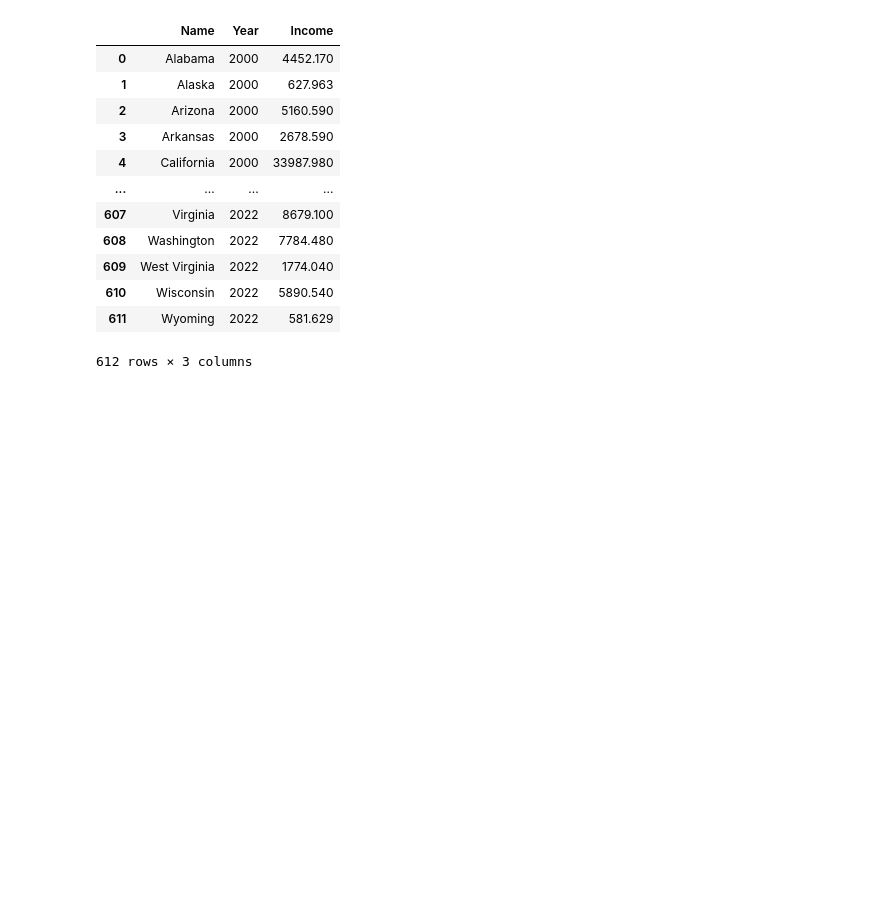
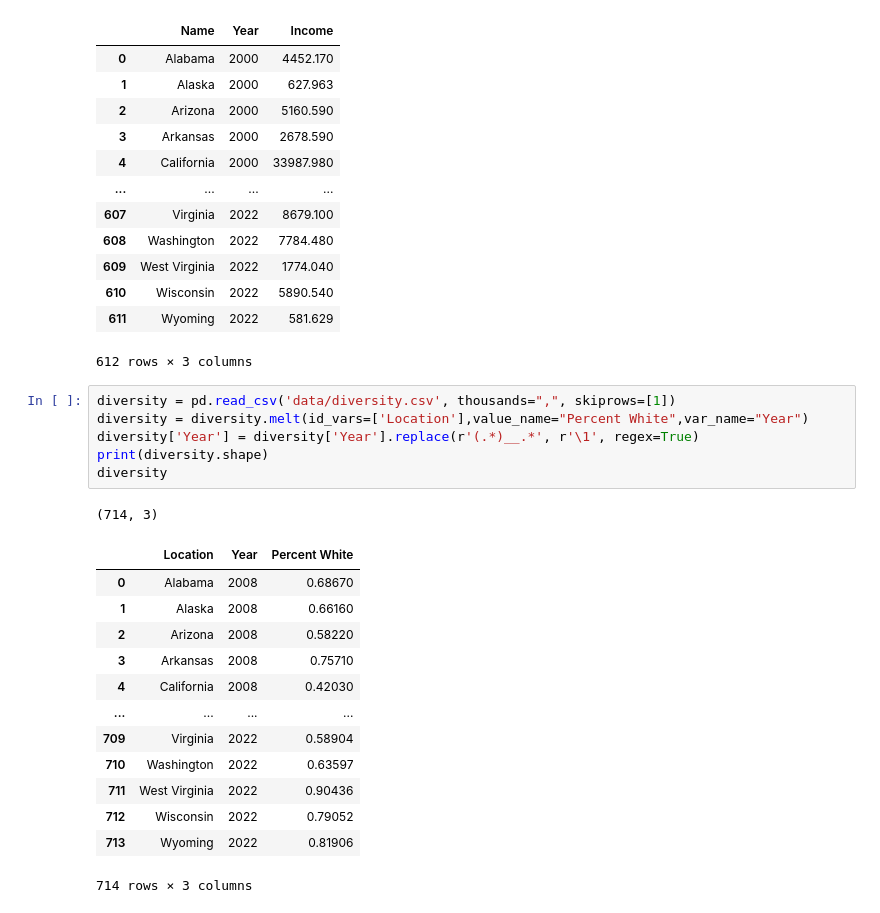
Before and after one commit to nikhilc52/info2950, a Jupyter notebook: ElectionDemographics.ipynb, the cells around one changed output. Saved outputs shown, nothing was run; the diff lists cells and outputs as text; blank space fills up the shorter version.

```diff
--- a/ElectionDemographics.ipynb
+++ b/ElectionDemographics.ipynb
@@ -140,3 +141,24 @@ income
 | 610 | Wisconsin | 2022 | 5890.540 |
 | 611 | Wyoming | 2022 | 581.629 |
 612 rows × 3 columns
+# %%
+diversity = pd.read_csv('data/diversity.csv', thousands=",", skiprows=[1])
+diversity = diversity.melt(id_vars=['Location'],value_name="Percent White",var_name="Year")
+diversity['Year'] = diversity['Year'].replace(r'(.*)__.*', r'\1', regex=True)
+print(diversity.shape)
+diversity
+# %% [output]
+(714, 3)
+|  | Location | Year | Percent White |
+| 0 | Alabama | 2008 | 0.68670 |
+| 1 | Alaska | 2008 | 0.66160 |
+| 2 | Arizona | 2008 | 0.58220 |
+| 3 | Arkansas | 2008 | 0.75710 |
+| 4 | California | 2008 | 0.42030 |
+| ... | ... | ... | ... |
+| 709 | Virginia | 2022 | 0.58904 |
+| 710 | Washington | 2022 | 0.63597 |
+| 711 | West Virginia | 2022 | 0.90436 |
+| 712 | Wisconsin | 2022 | 0.79052 |
+| 713 | Wyoming | 2022 | 0.81906 |
+714 rows × 3 columns
```
Also changed, not shown: parts of 5 cells of this notebook, 3 other files.
